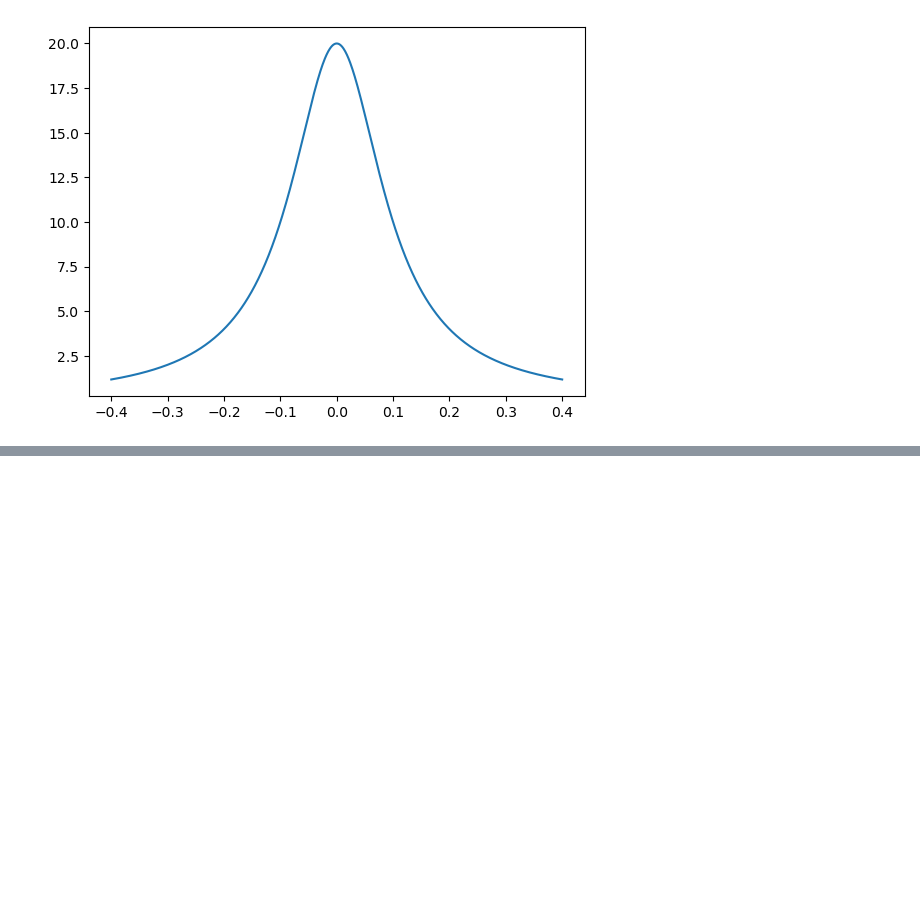
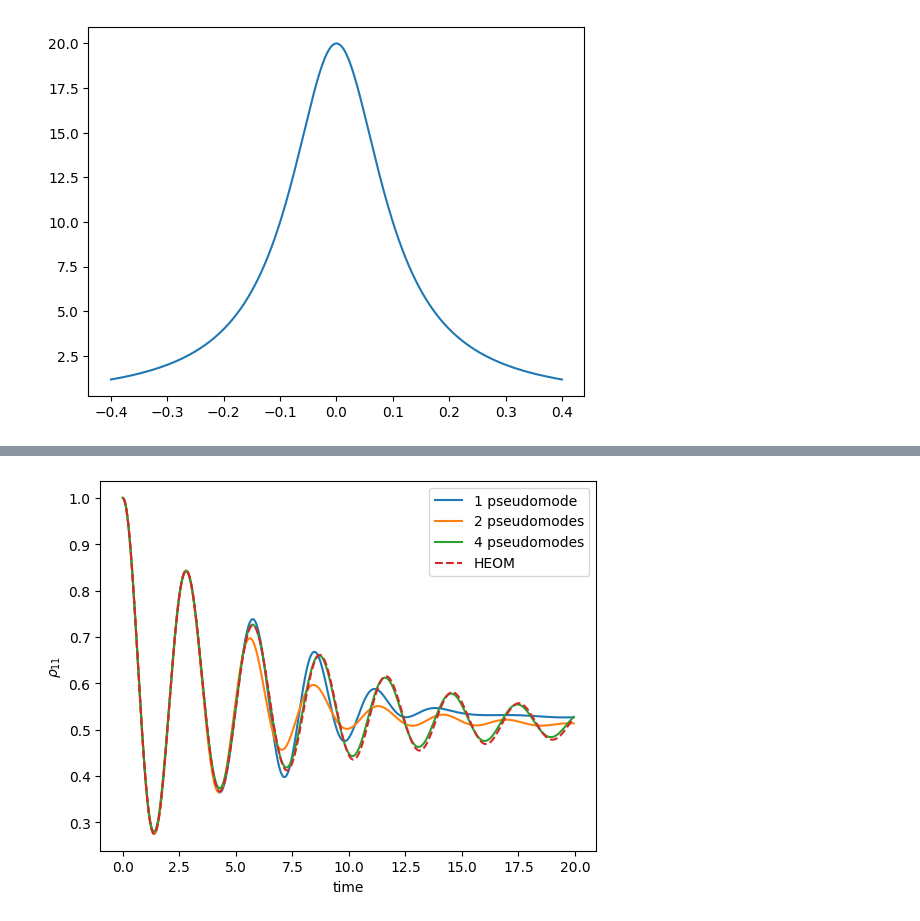
Before and after one commit to federicogallina/qsextra, a Jupyter notebook: Examples/qcomo - Examples/Example 3 - More is better.ipynb, the cells around one changed output, grey strips where cells are left out. Cells and saved outputs as stored; diff of their text form; code cells hidden in the pictures; blank space fills up the shorter version.

```diff
--- a/Examples/qcomo - Examples/Example 3 - More is better.ipynb
+++ b/Examples/qcomo - Examples/Example 3 - More is better.ipynb
@@ -124,4 +147,3 @@ There is no charge for awesome. [Po]
 # %%
-P_qutip_4 = results.expect
-[plt.plot(t_list, P_qutip_4[i]) for i in range(len(epsilon))]
+[plt.plot(t_list, P_qutip_4[i]) for i in range(N)];
 # %% [output]
@@ -146,0 +170,21 @@ Text(0, 0.5, '$\\rho_{11}$')
+# %%
+from qutip import basis, tensor, qeye, ket2dm, fidelity, tracedist
+from qutip.solver.heom import HEOMSolver, BosonicBath
+
+# Building the bath
+ckAR = [Gamma*Omega]
+ckAI = [Omega]
+vkAR = [0]
+vkAI = [0]
+baths = []
+for i in range(N):
+    Q = tensor(*[qeye(2)]*(i), ket2dm(basis(2,1)), *[qeye(2)]*(N-i-1))
+    bath = BosonicBath(Q, ckAR, ckAI, vkAR, vkAI)
+    baths.append(bath)
+
+# HEOM
+max_depth = 11  # maximum hierarchy depth to retain
+options = {"nsteps": 15000, "store_states": True, "rtol":1e-14, "atol":1e-14}
+
+solver = HEOMSolver(sys.get_e_Hamiltonian(), bath, max_depth=max_depth, options=options)
+result = solver.run(ket2dm(sys.get_e_state()), t_list)
@@ -146,0 +203,22 @@ Text(0, 0.5, '$\\rho_{11}$')
+# %%
+P_HEOM = []
+F = [[],[],[]]
+T = [[],[],[]]
+for t in range(len(t_list)):
+    P_HEOM.append(result.states[t][1,1])
+    F[0].append(fidelity(results_1.states[t].ptrace(range(N)), result.states[t]))
+    F[1].append(fidelity(results_2.states[t].ptrace(range(N)), result.states[t]))
+    F[2].append(fidelity(results_4.states[t].ptrace(range(N)), result.states[t]))
+    T[0].append(tracedist(results_1.states[t].ptrace(range(N)), result.states[t]))
+    T[1].append(tracedist(results_2.states[t].ptrace(range(N)), result.states[t]))
+    T[2].append(tracedist(results_4.states[t].ptrace(range(N)), result.states[t]))
+# %%
+plt.plot(t_list, P_qutip_1[0], label='1 pseudomode') #16 -> 4 qubits
+plt.plot(t_list, P_qutip_2[0], label='2 pseudomodes') #4, 4 -> 4 qubits
+plt.plot(t_list, P_qutip_4[0], label='4 pseudomodes') #2, 2, 2, 2 -> 4 qubits
+plt.plot(t_list,P_HEOM, '--', label='HEOM')
+plt.legend()
+plt.xlabel('time')
+plt.ylabel(r'$\rho_{11}$');
+# %% [output]
+[figure, added]
```
Also changed, not shown: parts of 25 cells of this notebook, 1 other file.
